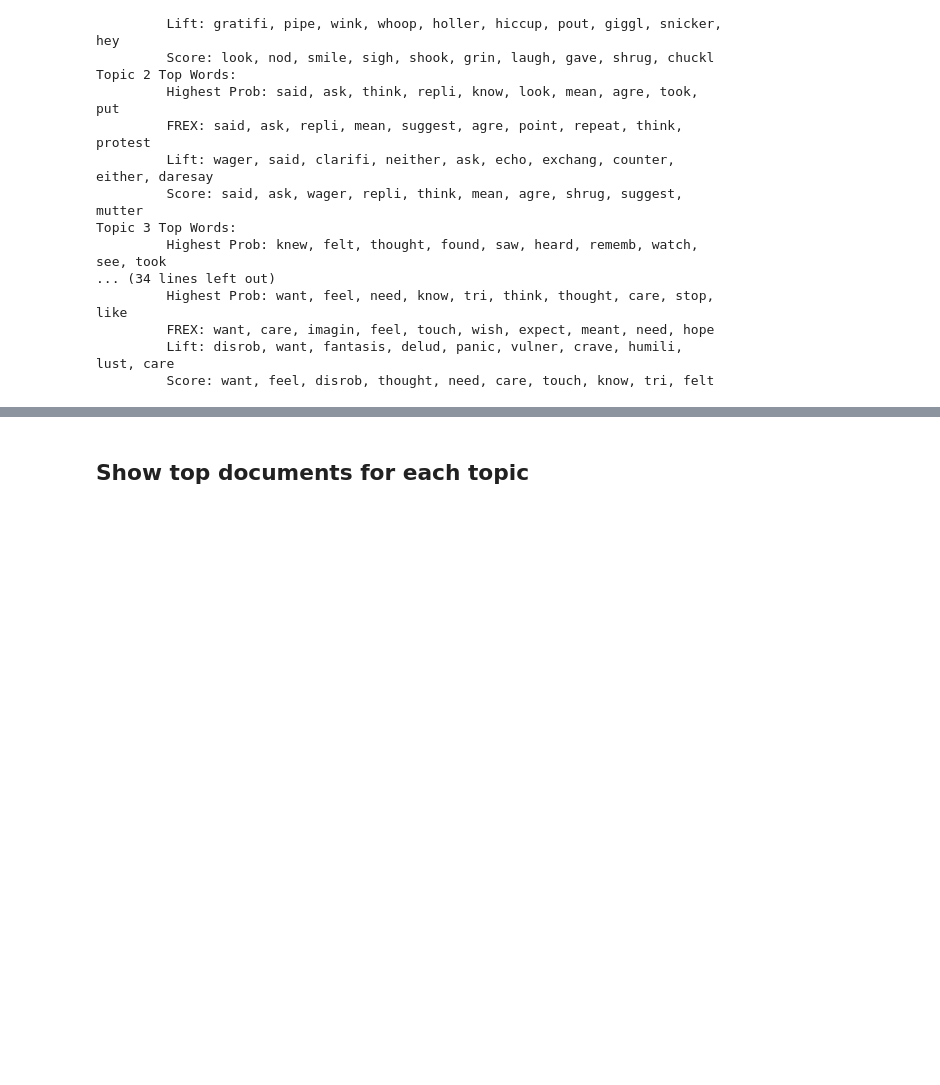
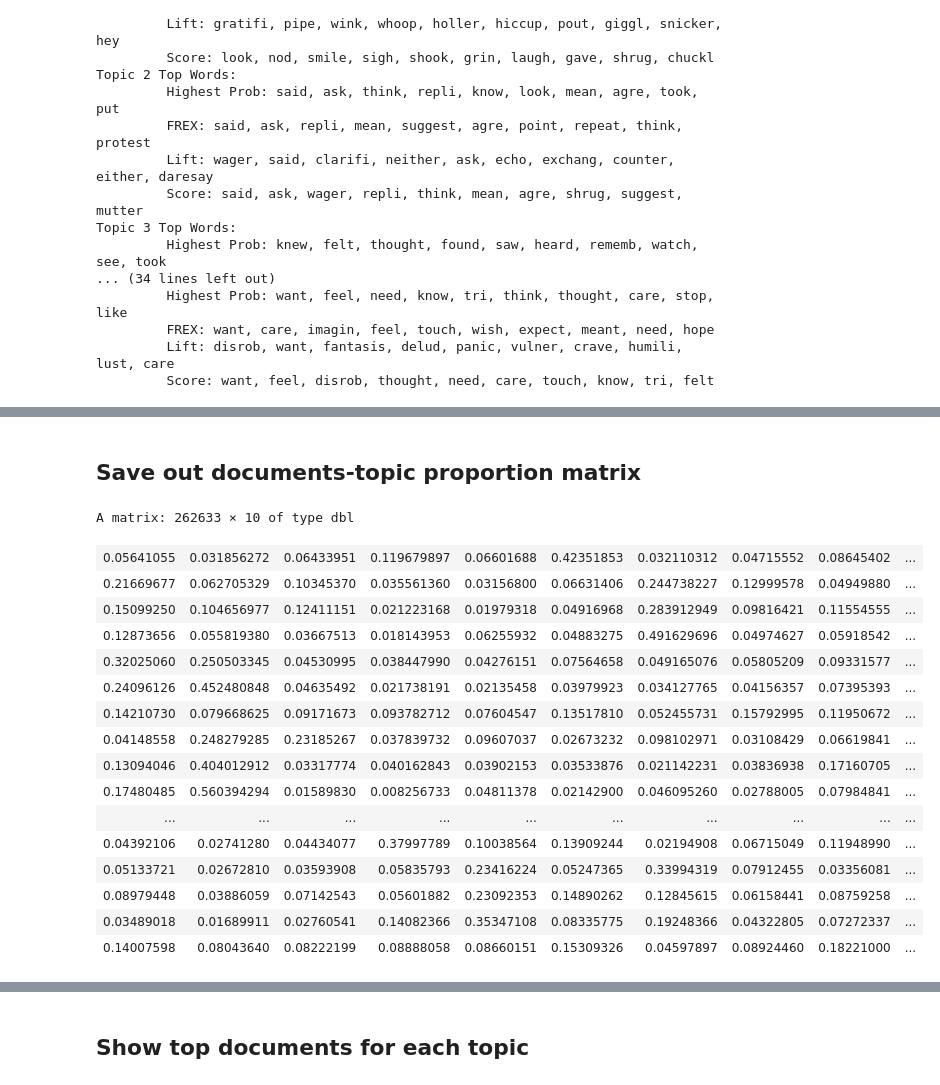
Before and after one commit to michaelmilleryoder/fanfiction-scripts, a Jupyter notebook: jupyter/fanfiction_gender_roles_stm.ipynb, the cells around one changed output, grey strips where cells are left out. Saved outputs shown, nothing was run; the diff lists cells and outputs as text; code cells hidden in the pictures; blank space fills up the shorter version.

```diff
--- a/jupyter/fanfiction_gender_roles_stm.ipynb
+++ b/jupyter/fanfiction_gender_roles_stm.ipynb
@@ -35,0 +56,22 @@ Topic 3 Top Words:
+# %% [markdown]
+## Save out documents-topic proportion matrix
+# %%
+model$theta
+# %% [output]
+A matrix: 262633 × 10 of type dbl
+| 0.05641055 | 0.031856272 | 0.06433951 | 0.119679897 | 0.06601688 | 0.42351853 | 0.032110312 | 0.04715552 | 0.08645402 | ... |
+| 0.21669677 | 0.062705329 | 0.10345370 | 0.035561360 | 0.03156800 | 0.06631406 | 0.244738227 | 0.12999578 | 0.04949880 | ... |
+| 0.15099250 | 0.104656977 | 0.12411151 | 0.021223168 | 0.01979318 | 0.04916968 | 0.283912949 | 0.09816421 | 0.11554555 | ... |
+| 0.12873656 | 0.055819380 | 0.03667513 | 0.018143953 | 0.06255932 | 0.04883275 | 0.491629696 | 0.04974627 | 0.05918542 | ... |
+| 0.32025060 | 0.250503345 | 0.04530995 | 0.038447990 | 0.04276151 | 0.07564658 | 0.049165076 | 0.05805209 | 0.09331577 | ... |
+| 0.24096126 | 0.452480848 | 0.04635492 | 0.021738191 | 0.02135458 | 0.03979923 | 0.034127765 | 0.04156357 | 0.07395393 | ... |
+| 0.14210730 | 0.079668625 | 0.09171673 | 0.093782712 | 0.07604547 | 0.13517810 | 0.052455731 | 0.15792995 | 0.11950672 | ... |
+| 0.04148558 | 0.248279285 | 0.23185267 | 0.037839732 | 0.09607037 | 0.02673232 | 0.098102971 | 0.03108429 | 0.06619841 | ... |
+| 0.13094046 | 0.404012912 | 0.03317774 | 0.040162843 | 0.03902153 | 0.03533876 | 0.021142231 | 0.03836938 | 0.17160705 | ... |
+| 0.17480485 | 0.560394294 | 0.01589830 | 0.008256733 | 0.04811378 | 0.02142900 | 0.046095260 | 0.02788005 | 0.07984841 | ... |
+| ... | ... | ... | ... | ... | ... | ... | ... | ... | ... |
+| 0.04392106 | 0.02741280 | 0.04434077 | 0.37997789 | 0.10038564 | 0.13909244 | 0.02194908 | 0.06715049 | 0.11948990 | ... |
+| 0.05133721 | 0.02672810 | 0.03593908 | 0.05835793 | 0.23416224 | 0.05247365 | 0.33994319 | 0.07912455 | 0.03356081 | ... |
+| 0.08979448 | 0.03886059 | 0.07142543 | 0.05601882 | 0.23092353 | 0.14890262 | 0.12845615 | 0.06158441 | 0.08759258 | ... |
+| 0.03489018 | 0.01689911 | 0.02760541 | 0.14082366 | 0.35347108 | 0.08335775 | 0.19248366 | 0.04322805 | 0.07272337 | ... |
+| 0.14007598 | 0.08043640 | 0.08222199 | 0.08888058 | 0.08660151 | 0.15309326 | 0.04597897 | 0.08924460 | 0.18221000 | ... |
```
Also changed, not shown: parts of 14 cells of this notebook.
